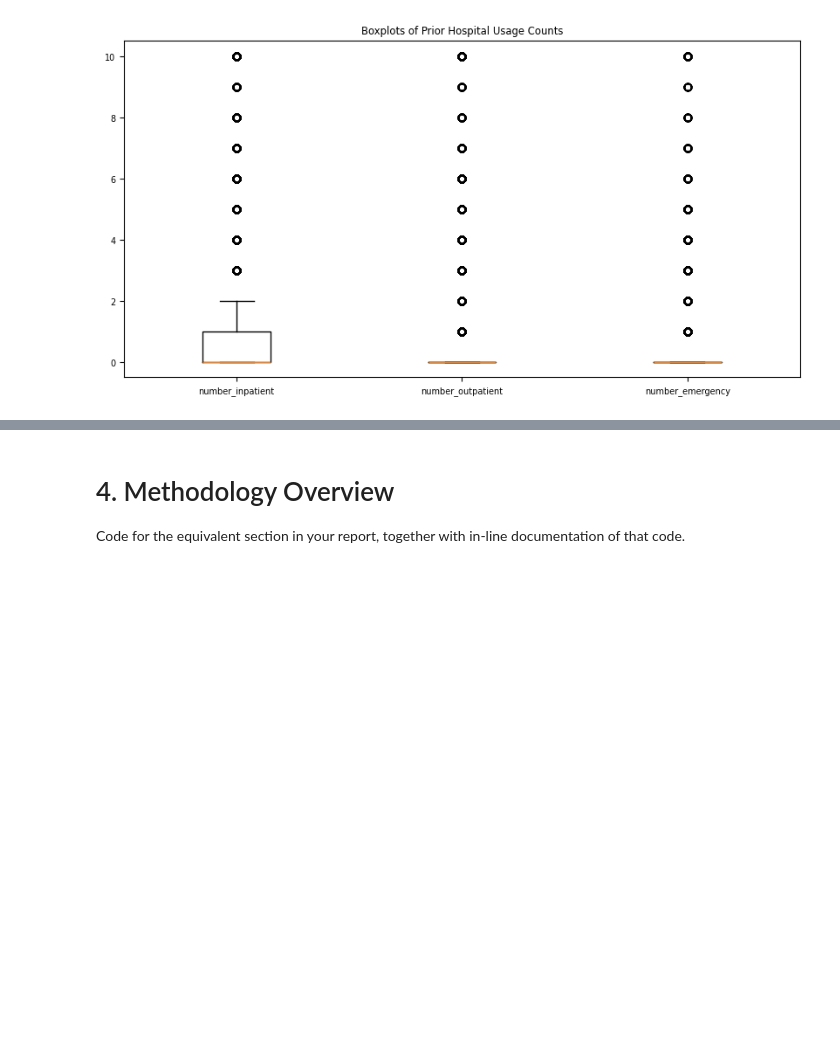
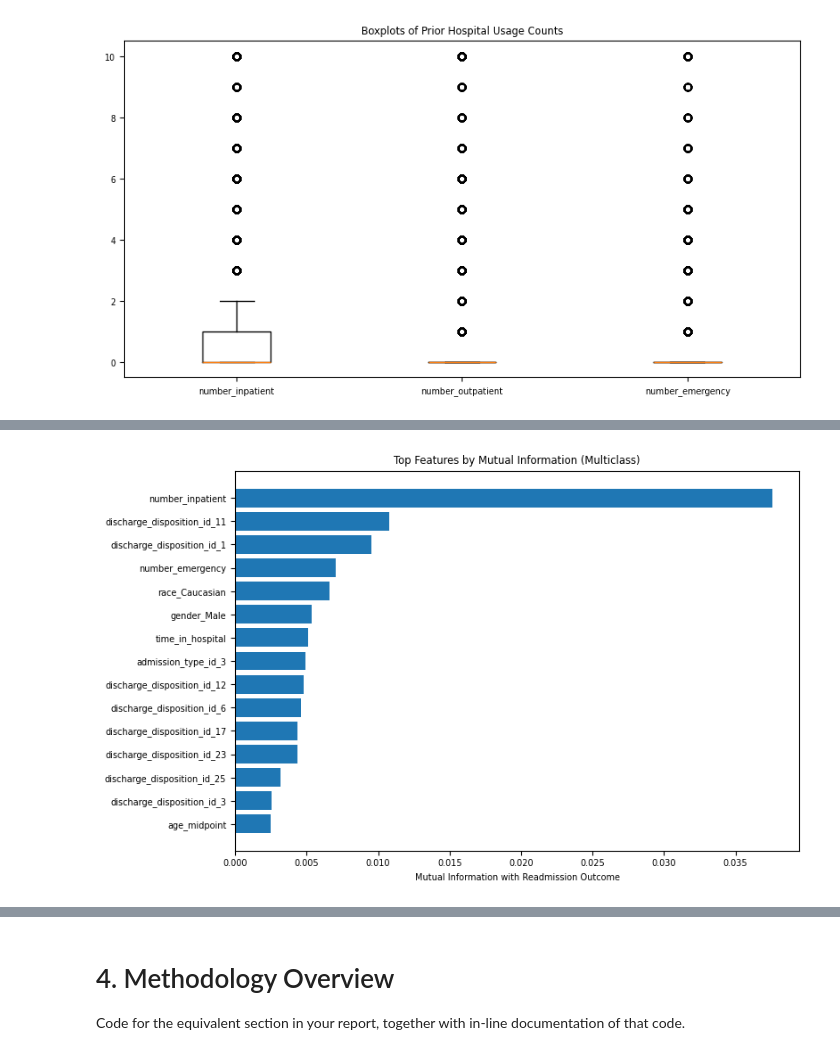
Before and after one commit to OminousSquash/BENG0095CW, a Jupyter notebook: notebook.ipynb, the cells around one changed output, grey strips where cells are left out. Saved outputs shown, nothing was run; the diff lists cells and outputs as text; code cells hidden in the pictures; blank space fills up the shorter version.

Commit message:
Added more conclusive feature analysis in relational to readmission

```diff
--- a/notebook.ipynb
+++ b/notebook.ipynb
@@ -316,0 +339,11 @@ plt.show()
+# %%
+from sklearn.feature_selection import mutual_info_classif
+
+mi = mutual_info_classif(X_train, y_train, random_state=42)
+
+mi_df = pd.DataFrame({
+    "feature": feature_names,
+    "mutual_information": mi
+}).sort_values("mutual_information", ascending=False)
+
+mi_df.head(30)
@@ -316,0 +368,15 @@ plt.show()
+# %%
+import matplotlib.pyplot as plt
+
+top_n = 15
+top_mi = mi_df.head(top_n)
+
+plt.figure(figsize=(8, 5))
+plt.barh(top_mi["feature"], top_mi["mutual_information"])
+plt.gca().invert_yaxis()  # highest at top
+plt.xlabel("Mutual Information with Readmission Outcome")
+plt.title("Top Features by Mutual Information (Multiclass)")
+plt.tight_layout()
+plt.show()
+# %% [output]
+[figure, added]
```
Also changed, not shown: parts of 14 cells of this notebook.
